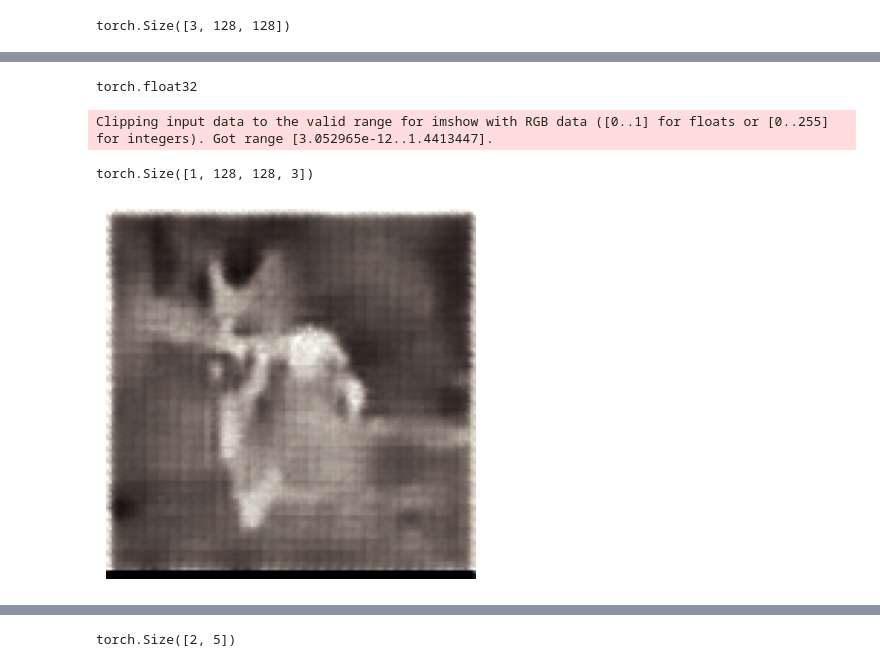
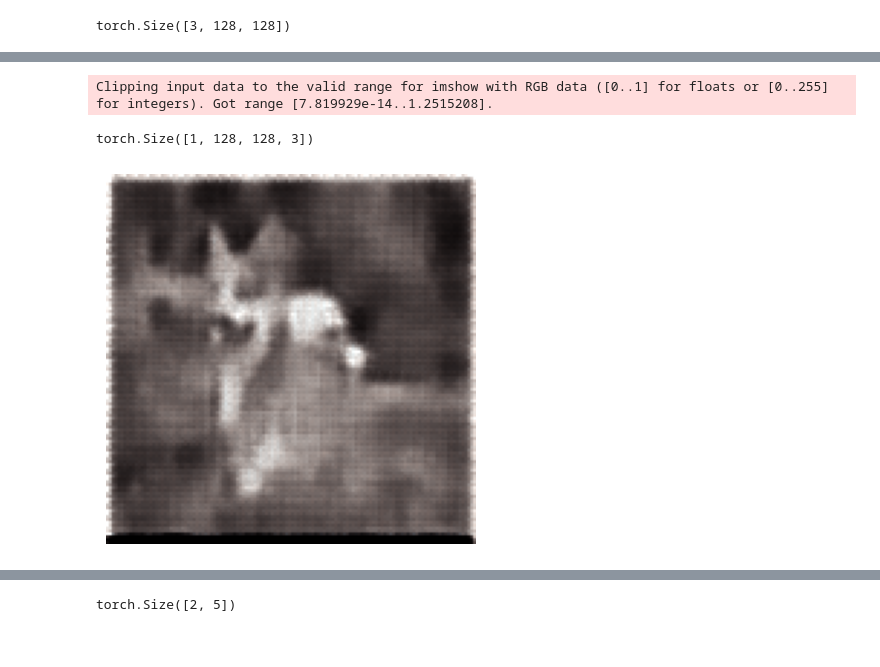
Before and after one commit to Ishushan02/Text-To-Video-Generation, a Jupyter notebook: 2_model_preparation.ipynb, the cells around one changed output, grey strips where cells are left out. Drawn from its saved outputs; the diff is of its cells as text; code cells hidden in the pictures.

```diff
--- a/2_model_preparation.ipynb
+++ b/2_model_preparation.ipynb
@@ -97,21 +64,17 @@ torch.Size([1, 128, 128, 3])
-# %%
-tensorFrames.dtype
-# %% [output]
-torch.float32
-# %%
-modelValA = torch.load("models/VQVAE-GIF-thread-3.pt", map_location=torch.device('cpu'))
-modelA.load_state_dict(modelValA)
-with torch.inference_mode():
-    encodedImage = modelA.encodeImage(tensorFrames.unsqueeze(0), )
-    decodedImage = modelA.decodeImage(encodedImage)
-
-decodedImage = rearrange(decodedImage, 'b c h w -> b h w c')
-npImage = (decodedImage * 255.0).squeeze().squeeze().detach().numpy()
-print(decodedImage.shape)
-plt.imshow(npImage)
-plt.axis('off')
-plt.show()
-# %% [output]
-Clipping input data to the valid range for imshow with RGB data ([0..1] for floats or [0..255] for integers). Got range [3.052965e-12..1.4413447].
-torch.Size([1, 128, 128, 3])
-[figure, removed]
+# %%
+modelValA = torch.load("/Users/ishananand/Desktop/Text-To-Video-Generation/VQVAE-GIF.pt", map_location=torch.device('cpu'))
+modelA.load_state_dict(modelValA)
+with torch.inference_mode():
+    encodedImage = modelA.encodeImage(tensorFrames.unsqueeze(0), )
+    decodedImage = modelA.decodeImage(encodedImage)
+
+decodedImage = rearrange(decodedImage, 'b c h w -> b h w c')
+npImage = (decodedImage * 255.0).squeeze().squeeze().detach().numpy()
+print(decodedImage.shape)
+plt.imshow(npImage)
+plt.axis('off')
+plt.show()
+# %% [output]
+Clipping input data to the valid range for imshow with RGB data ([0..1] for floats or [0..255] for integers). Got range [7.819929e-14..1.2515208].
+torch.Size([1, 128, 128, 3])
+[figure, added]
```
Also changed, not shown: parts of 8 cells of this notebook, 5 other files.
